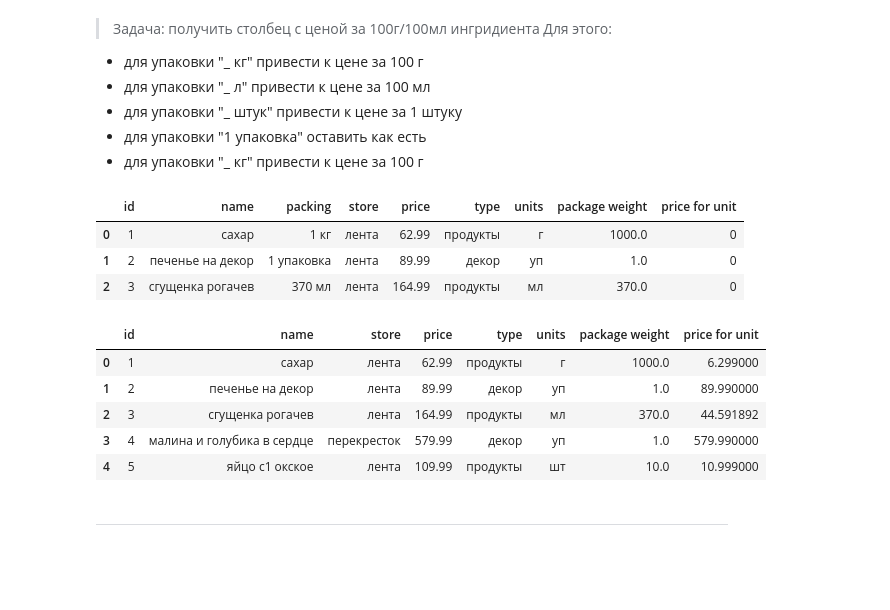
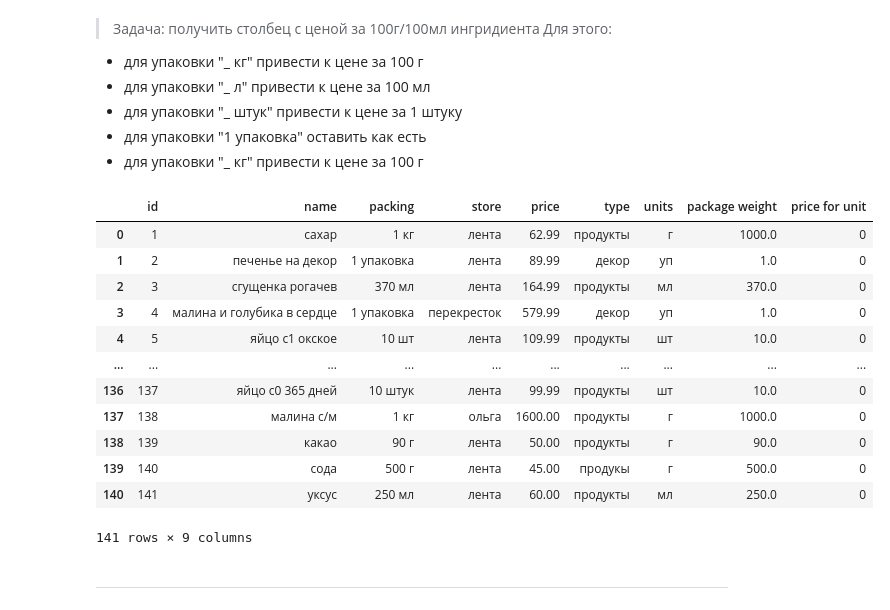
Before and after one commit to vavilove001-lab/project_cakes_cust, a Jupyter notebook: project_cakes_cust.ipynb, the cells around one changed output. Drawn from its saved outputs; the diff is of its cells as text; code cells hidden in the pictures; blank space fills up the shorter version.

Commit message:
add medovik. be carefull with format of numeric in PRICE

```diff
--- a/project_cakes_cust.ipynb
+++ b/project_cakes_cust.ipynb
@@ -5,7 +5,7 @@ import re
 # %% [markdown]
 ## <center> 1. Предобработка таблицы Игредиенты
 # %%
-data = pd.read_csv('data/ingredients.csv', sep=',')
+data = pd.read_csv('data/ingredients.csv', sep=';')
 display(data.head(3))
 # %% [output]
 |  | id | name | packing | store | price | type |
@@ -68,12 +68,21 @@ data['package weight'] = data['packing'].apply(to_gramm)
 # %%
 # Создаем признак 'price for unit' - цена за единицу измерения. Заполняем его нулями
 data['price for unit'] = 0
-data.head(3)
+data
 # %% [output]
 |  | id | name | packing | store | price | type | units | package weight | price for unit |
 | 0 | 1 | сахар | 1 кг | лента | 62.99 | продукты | г | 1000.0 | 0 |
 | 1 | 2 | печенье на декор | 1 упаковка | лента | 89.99 | декор | уп | 1.0 | 0 |
 | 2 | 3 | сгущенка рогачев | 370 мл | лента | 164.99 | продукты | мл | 370.0 | 0 |
+| 3 | 4 | малина и голубика в сердце | 1 упаковка | перекресток | 579.99 | декор | уп | 1.0 | 0 |
+| 4 | 5 | яйцо с1 окское | 10 шт | лента | 109.99 | продукты | шт | 10.0 | 0 |
+| ... | ... | ... | ... | ... | ... | ... | ... | ... | ... |
+| 136 | 137 | яйцо с0 365 дней | 10 штук | лента | 99.99 | продукты | шт | 10.0 | 0 |
+| 137 | 138 | малина с/м | 1 кг | ольга | 1600.00 | продукты | г | 1000.0 | 0 |
+| 138 | 139 | какао | 90 г | лента | 50.00 | продукты | г | 90.0 | 0 |
+| 139 | 140 | сода | 500 г | лента | 45.00 | продукы | г | 500.0 | 0 |
+| 140 | 141 | уксус | 250 мл | лента | 60.00 | продукты | мл | 250.0 | 0 |
+141 rows × 9 columns
 # %%
 # Создаем маски для фильтрации внутри столбца
 mask1 = (data['units'] == 'шт') | (data['units'] == 'уп')
@@ -86,13 +95,7 @@ data = data.drop('packing', axis = 1)
 # %%
 # Задача выполнена
 data.head()
+data.to_csv('data/data.csv', index=False, sep=',')
-# %% [output]
-|  | id | name | store | price | type | units | package weight | price for unit |
-| 0 | 1 | сахар | лента | 62.99 | продукты | г | 1000.0 | 6.299000 |
-| 1 | 2 | печенье на декор | лента | 89.99 | декор | уп | 1.0 | 89.990000 |
-| 2 | 3 | сгущенка рогачев | лента | 164.99 | продукты | мл | 370.0 | 44.591892 |
-| 3 | 4 | малина и голубика в сердце | перекресток | 579.99 | декор | уп | 1.0 | 579.990000 |
-| 4 | 5 | яйцо с1 окское | лента | 109.99 | продукты | шт | 10.0 | 10.999000 |
 # %% [markdown]
 ---
 # %% [markdown]
```
Also changed, not shown: parts of 13 cells of this notebook.
